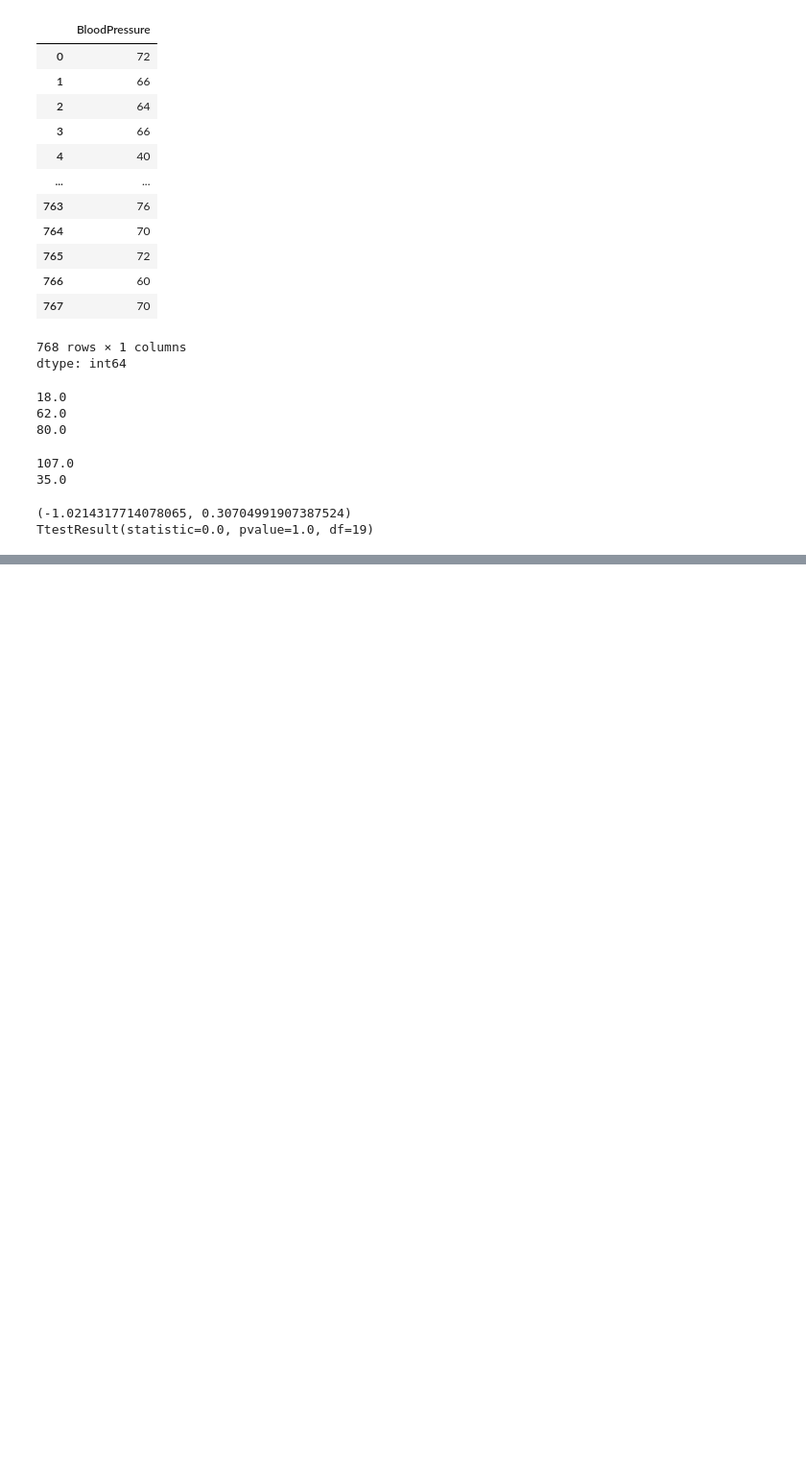
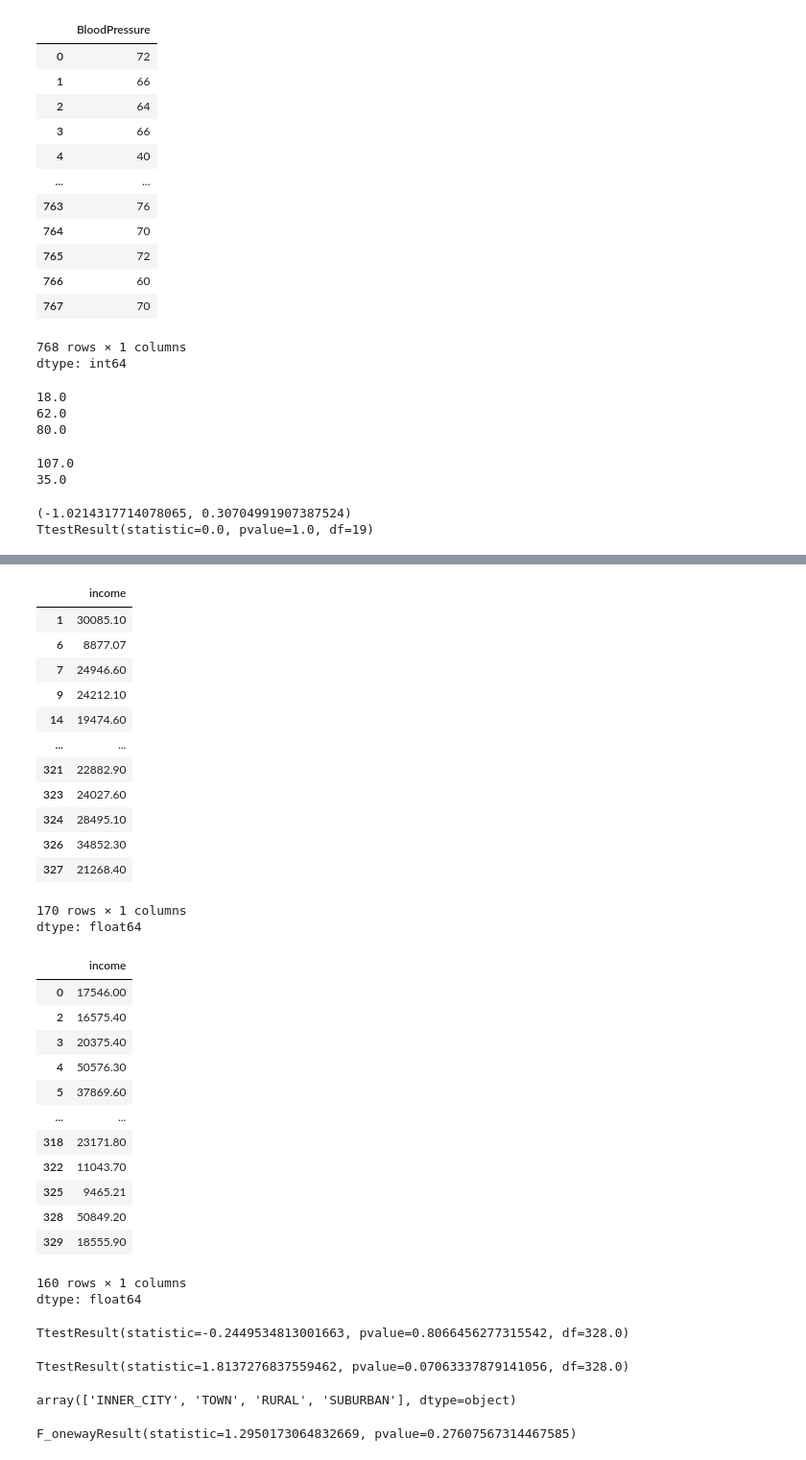
Before and after one commit to gowtham-dd/Data-Science-Basics, a Jupyter notebook: Statistics.ipynb, the cells around one changed output, grey strips where cells are left out. Shown: that part at 96% size. Drawn from its saved outputs; the diff is of its cells as text; code cells hidden in the pictures; blank space fills up the shorter version.

```diff
--- a/Statistics.ipynb
+++ b/Statistics.ipynb
@@ -230,0 +282,62 @@ TtestResult(statistic=-239.78243041264204, pvalue=0.0, df=767)
+# %%
+m=df[df['gender']=='MALE']['income']
+fm=df[df['gender']=='FEMALE']['income']
+display(m)
+display(fm)
+# %% [output]
+|  | income |
+| 1 | 30085.10 |
+| 6 | 8877.07 |
+| 7 | 24946.60 |
+| 9 | 24212.10 |
+| 14 | 19474.60 |
+| ... | ... |
+| 321 | 22882.90 |
+| 323 | 24027.60 |
+| 324 | 28495.10 |
+| 326 | 34852.30 |
+| 327 | 21268.40 |
+170 rows × 1 columns
+dtype: float64
+|  | income |
+| 0 | 17546.00 |
+| 2 | 16575.40 |
+| 3 | 20375.40 |
+| 4 | 50576.30 |
+| 5 | 37869.60 |
+| ... | ... |
+| 318 | 23171.80 |
+| 322 | 11043.70 |
+| 325 | 9465.21 |
+| 328 | 50849.20 |
+| 329 | 18555.90 |
+160 rows × 1 columns
+dtype: float64
+# %%
+print(stats.ttest_ind(a=m,b=fm,equal_var=True))
+#income of male and female is indepndent so there is no difference so gender equality is followed
+# %% [output]
+TtestResult(statistic=-0.2449534813001663, pvalue=0.8066456277315542, df=328.0)
+# %%
+#h0 - there is no dependency between car and income
+
+c=df[df['car']=='YES']['income']
+d=df[df['car']=='NO']['income']
+print(stats.ttest_ind(a=c,b=d,equal_var=True))
+# %% [output]
+TtestResult(statistic=1.8137276837559462, pvalue=0.07063337879141056, df=328.0)
+# %%
+df['region'].unique()
+# %% [output]
+array(['INNER_CITY', 'TOWN', 'RURAL', 'SUBURBAN'], dtype=object)
+# %%
+g1=df[df['region']=='INNER_CITY']['income']
+g2=df[df['region']=='SUBURBAN']['income']
+g3=df[df['region']=='TOWN']['income']
+g4=df[df['region']=='RURAL']['income']
+print(stats.f_oneway(g1,g2,g3,g4))
+#H0-income difference between different region
+#so this case fails to reject H0
+# no connecting btw income and region
+# %% [output]
+F_onewayResult(statistic=1.2950173064832669, pvalue=0.27607567314467585)
```
Also changed, not shown: parts of 5 cells of this notebook.
